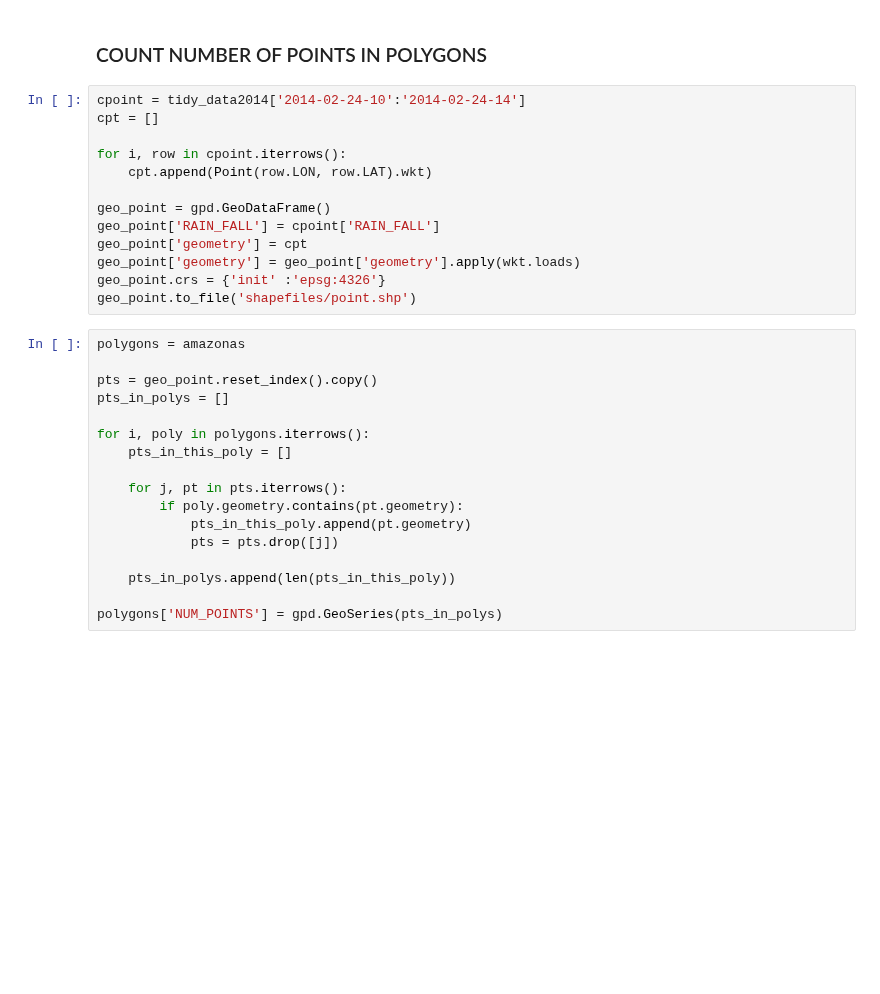
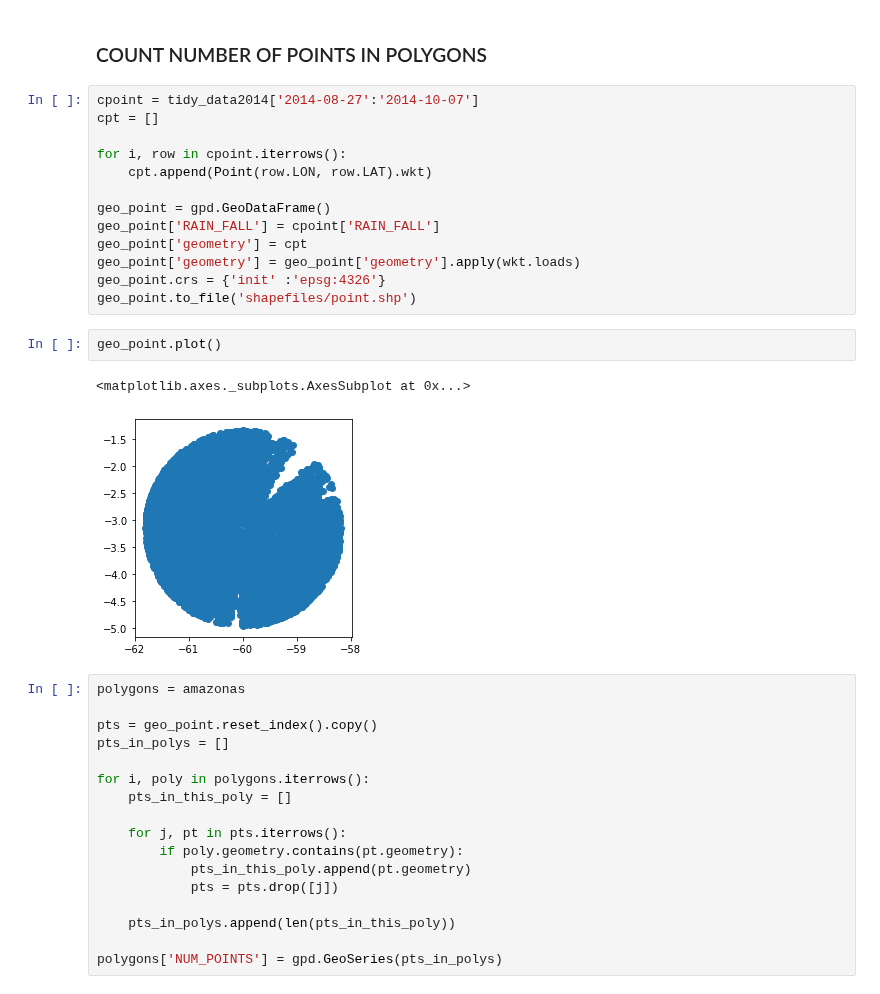
Before and after one commit to helvecioneto/CAP-394, a Jupyter notebook: 01-EDA.ipynb, the cells around one changed output. Cells and saved outputs as stored; diff of their text form; blank space fills up the shorter version.

```diff
--- a/01-EDA.ipynb
+++ b/01-EDA.ipynb
@@ -1182,7 +1188,7 @@ amazonas.head()
 # %% [markdown]
 ### COUNT NUMBER OF POINTS IN POLYGONS
 # %%
-cpoint = tidy_data2014['2014-02-24-10':'2014-02-24-14']
+cpoint = tidy_data2014['2014-08-27':'2014-10-07']
 cpt = []
 
 for i, row in cpoint.iterrows():
@@ -1194,6 +1200,11 @@ geo_point['geometry'] = cpt
 geo_point['geometry'] = geo_point['geometry'].apply(wkt.loads)
 geo_point.crs = {'init' :'epsg:4326'}
 geo_point.to_file('shapefiles/point.shp')
+# %%
+geo_point.plot()
+# %% [output]
+<matplotlib.axes._subplots.AxesSubplot at 0x...>
+[figure, added]
 # %%
 polygons = amazonas
 
```
Also changed, not shown: parts of 6 cells of this notebook, 12 other files.
